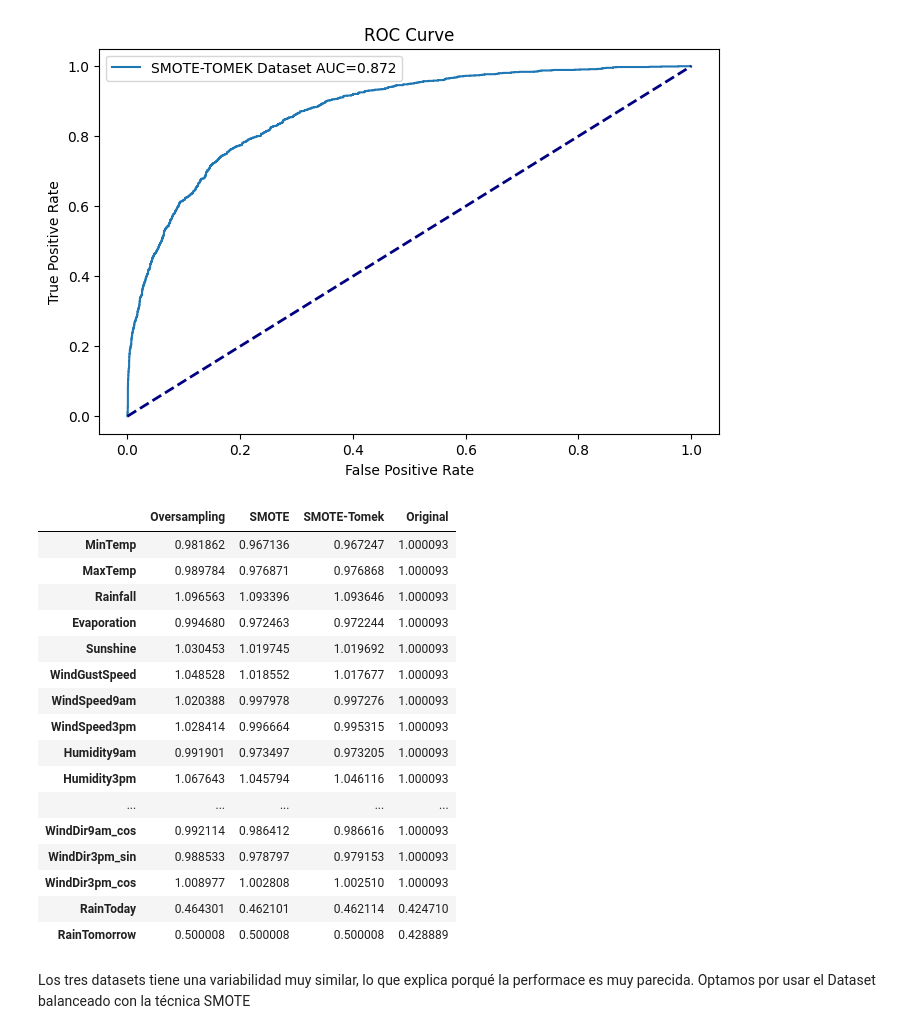
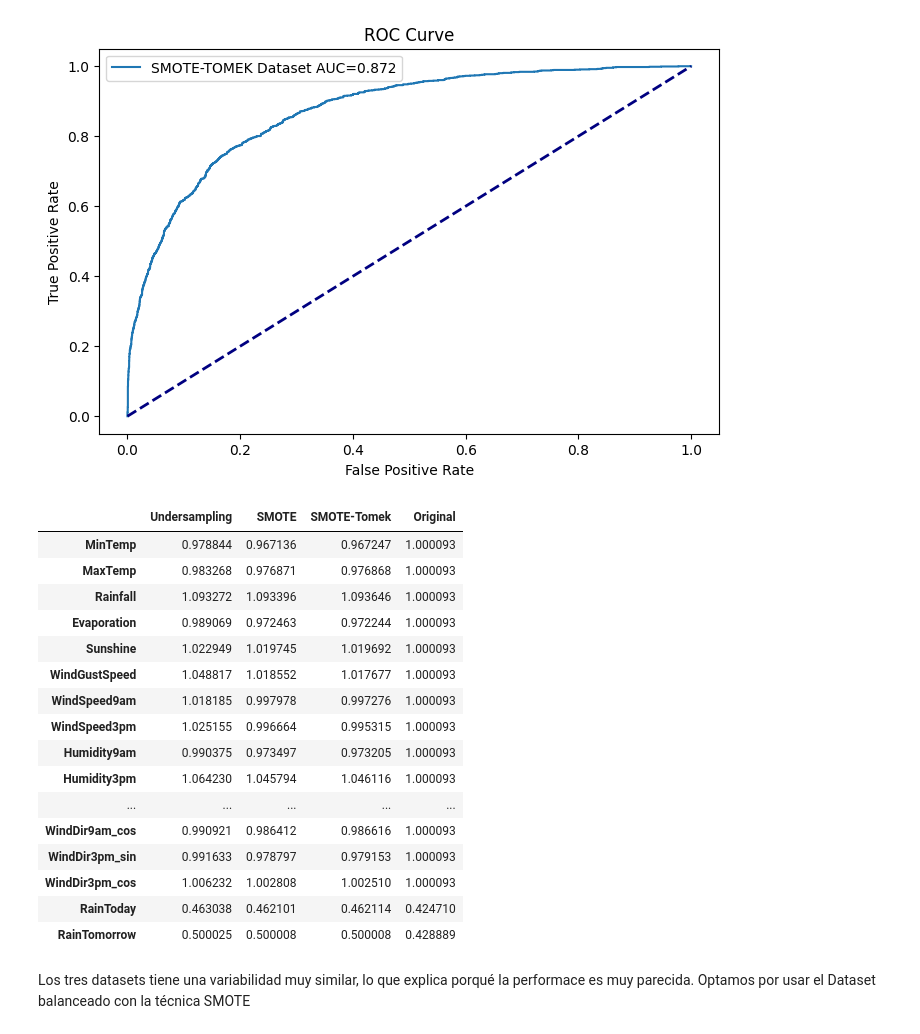
Before and after one commit to itssofiarce/AA1-TUIA-Petetta-Arce, a Jupyter notebook: TP_integrador_AA1_Petetta_Arce.ipynb, the cells around one changed output. Saved outputs shown, nothing was run; the diff lists cells and outputs as text; code cells hidden in the pictures.

```diff
--- a/TP_integrador_AA1_Petetta_Arce.ipynb
+++ b/TP_integrador_AA1_Petetta_Arce.ipynb
@@ -793,27 +825,27 @@ plot_roc(ax1, X_train_smotetomek, y_train_smotetomek, X_test_balance, y_test_bal
 [figure]
 # %%
 # VARIABILIDAD DE LOS DATASETS BALANCEADOS CON: Oversampling, SMOTE, SMOTE-Tomek
-std_combined = pd.DataFrame([df_ros.describe().loc['std'], df_SMOTE.describe().loc['std'], df_smotetomek.describe().loc['std'], df_test.describe().loc['std']]).T
-std_combined.columns = ['Oversampling', 'SMOTE', 'SMOTE-Tomek', 'Original']
+std_combined = pd.DataFrame([df_rus.describe().loc['std'], df_SMOTE.describe().loc['std'], df_smotetomek.describe().loc['std'], df_test.describe().loc['std']]).T
+std_combined.columns = ['Undersampling', 'SMOTE', 'SMOTE-Tomek', 'Original']
 std_combined
 # %% [output]
-|  | Oversampling | SMOTE | SMOTE-Tomek | Original |
-| MinTemp | 0.981862 | 0.967136 | 0.967247 | 1.000093 |
-| MaxTemp | 0.989784 | 0.976871 | 0.976868 | 1.000093 |
-| Rainfall | 1.096563 | 1.093396 | 1.093646 | 1.000093 |
-| Evaporation | 0.994680 | 0.972463 | 0.972244 | 1.000093 |
-| Sunshine | 1.030453 | 1.019745 | 1.019692 | 1.000093 |
-| WindGustSpeed | 1.048528 | 1.018552 | 1.017677 | 1.000093 |
-| WindSpeed9am | 1.020388 | 0.997978 | 0.997276 | 1.000093 |
-| WindSpeed3pm | 1.028414 | 0.996664 | 0.995315 | 1.000093 |
-| Humidity9am | 0.991901 | 0.973497 | 0.973205 | 1.000093 |
-| Humidity3pm | 1.067643 | 1.045794 | 1.046116 | 1.000093 |
+|  | Undersampling | SMOTE | SMOTE-Tomek | Original |
+| MinTemp | 0.978844 | 0.967136 | 0.967247 | 1.000093 |
+| MaxTemp | 0.983268 | 0.976871 | 0.976868 | 1.000093 |
+| Rainfall | 1.093272 | 1.093396 | 1.093646 | 1.000093 |
+| Evaporation | 0.989069 | 0.972463 | 0.972244 | 1.000093 |
+| Sunshine | 1.022949 | 1.019745 | 1.019692 | 1.000093 |
+| WindGustSpeed | 1.048817 | 1.018552 | 1.017677 | 1.000093 |
+| WindSpeed9am | 1.018185 | 0.997978 | 0.997276 | 1.000093 |
+| WindSpeed3pm | 1.025155 | 0.996664 | 0.995315 | 1.000093 |
+| Humidity9am | 0.990375 | 0.973497 | 0.973205 | 1.000093 |
+| Humidity3pm | 1.064230 | 1.045794 | 1.046116 | 1.000093 |
 | ... | ... | ... | ... | ... |
-| WindDir9am_cos | 0.992114 | 0.986412 | 0.986616 | 1.000093 |
-| WindDir3pm_sin | 0.988533 | 0.978797 | 0.979153 | 1.000093 |
-| WindDir3pm_cos | 1.008977 | 1.002808 | 1.002510 | 1.000093 |
-| RainToday | 0.464301 | 0.462101 | 0.462114 | 0.424710 |
-| RainTomorrow | 0.500008 | 0.500008 | 0.500008 | 0.428889 |
+| WindDir9am_cos | 0.990921 | 0.986412 | 0.986616 | 1.000093 |
+| WindDir3pm_sin | 0.991633 | 0.978797 | 0.979153 | 1.000093 |
+| WindDir3pm_cos | 1.006232 | 1.002808 | 1.002510 | 1.000093 |
+| RainToday | 0.463038 | 0.462101 | 0.462114 | 0.424710 |
+| RainTomorrow | 0.500025 | 0.500008 | 0.500008 | 0.428889 |
 # %% [markdown]
 Los tres datasets tiene una variabilidad muy similar, lo que explica porqué la performace es muy parecida. Optamos por usar el Dataset balanceado con la técnica SMOTE
 # %% [markdown]
```
Also changed, not shown: parts of 28 cells of this notebook.
